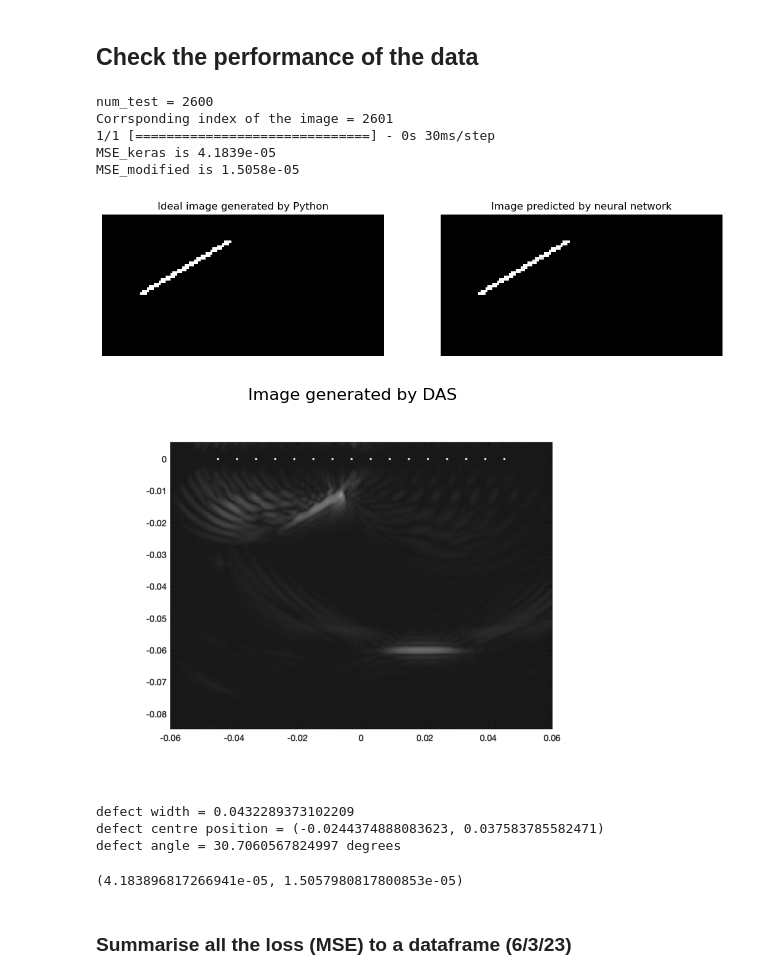
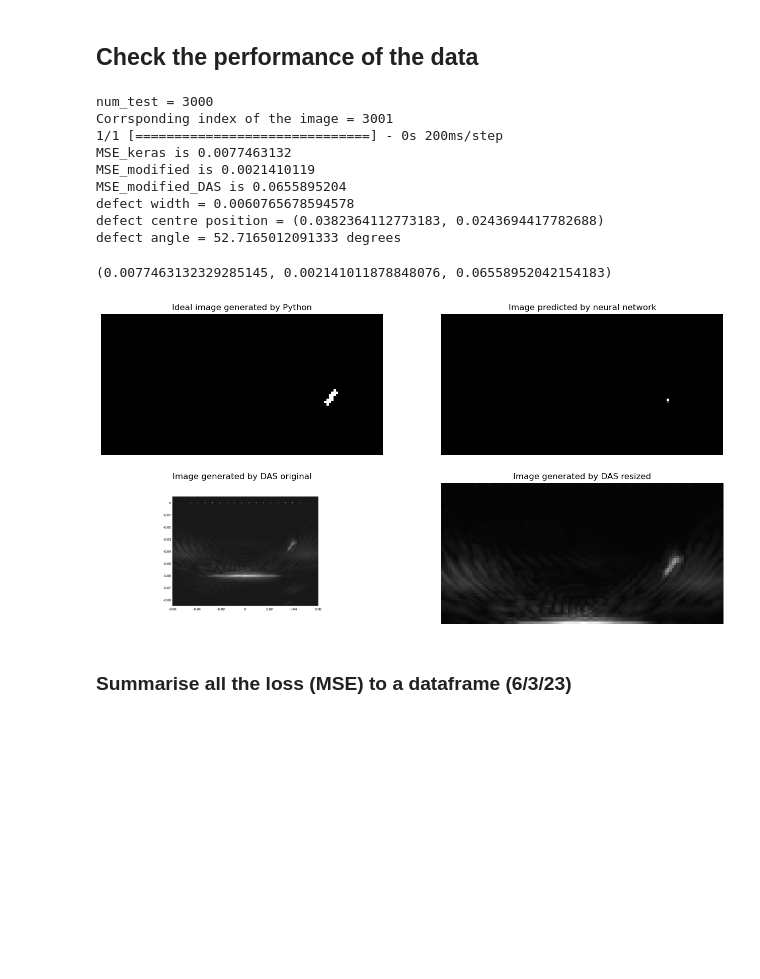
Before and after one commit to MC-Kangan/FYP_Ultrasound_Imaging_ML, a Jupyter notebook: Model_tester.ipynb, the cells around one changed output. Cells and saved outputs as stored; diff of their text form; code cells hidden in the pictures; blank space fills up the shorter version.

Commit message:
Crop and resize the DAS image to allow MSE to be computed

```diff
--- a/Model_tester.ipynb
+++ b/Model_tester.ipynb
@@ -74,9 +111,12 @@ _________________________________________________________________
 ## Load dataset
 # %%
 # Load data from pkl file
-x_dimension = int(info['Dimension'])
-img_resize_factor = int(info['img_resize'])
-epochs = int(info['epochs'])
+# x_dimension = int(info['Dimension'])
+# img_resize_factor = int(info['img_resize'])
+# epochs = int(info['epochs'])
+
+x_dimension= 3
+img_resize_factor = 50
 shrinkx = False
 
 X, y = load_training_data(num_sample=3500,
@@ -122,10 +162,10 @@ def check_result(config, model, num_test):
     true_img_modified = true_img.copy()
     true_img_modified[true_img_modified == -1] = 0
 
-    fig, ax = plt.subplots(1,2, figsize = [13,5])
-    ax[0].imshow(true_img_modified, cmap ='gray')
-    ax[0].set_title('Ideal image generated by Python')
-    ax[0].axis('off')
+    fig, ax = plt.subplots(2,2, figsize = [16,8])
+    ax[0,0].imshow(true_img_modified, cmap ='gray')
+    ax[0,0].set_title('Ideal image generated by Python')
+    ax[0,0].axis('off')
 
     # 2. Plotting the image predicted by Python
 
@@ -161,54 +201,64 @@ def check_result(config, model, num_test):
     # For example, if threshold = -0.1, the value of -0.2 will be changed to 0
     # the value of -0.03 will be changed to 0.03
     # the value of 0.1 will still be 0.1
 
     img = ypred.reshape(int(120*img_resize_factor/100), int(240*img_resize_factor/100))
 
     # Calculate the modified MSE (after applying the threshold and modifying the true_img)
 
     mse_modified = tf.keras.losses.MeanSquaredError()
     MSE_modified = float(mse_modified(true_img_modified, img).numpy()) # Use the unreshaped true_img to calculate MSE
     print(f'MSE_modified is {round(MSE_modified,10)}')
 
-    ax[1].imshow(img, cmap ='gray')
-    ax[1].set_title('Image predicted by neural network')
-    ax[1].axis('off')
+    ax[0,1].imshow(img, cmap ='gray')
+    ax[0,1].set_title('Image predicted by neural network')
+    ax[0,1].axis('off')
 
 
     # 3. Plotting the DAS image produced by MATLAB
 
     dirName_das_fmc = "/Users/chenkangan/Desktop/ME4_FYP/imageGenerate_2022/DAS_Figure_FMC"
     # Read image in greyscale
     image_das_fmc = cv.imread(f'{dirName_das_fmc}/Figure_{num_test+1}_fmc.png',cv.IMREAD_GRAYSCALE)  # convert to array
-    fig, ax = plt.subplots()
-    plt.imshow(image_das_fmc, cmap='gray')
-    plt.title('Image generated by DAS')
-    plt.axis('off')
-    plt.show()
+
+    ax[1,0].imshow(image_das_fmc, cmap='gray')
+    ax[1,0].set_title('Image generated by DAS original')
+    ax[1,0].axis('off')
+
+    # Crop and resize the das image
+    das_img_resize = DAS_image_resize(image_das_fmc)
+    ax[1,1].imshow(das_img_resize, cmap='gray')
+    ax[1,1].set_title('Image generated by DAS resized')
+    ax[1,1].axis('off')
+
+    # Calculate the modified MSE for DAS image for comparison (after cropping and resizing)
+    mse_modified_das = tf.keras.losses.MeanSquaredError()
+    MSE_modified_das = float(mse_modified(true_img_modified, das_img_resize).numpy()) # Use the unreshaped true_img to calculate MSE
+    print(f'MSE_modified_DAS is {round(MSE_modified_das,10)}')
 
     df_concat = pd.read_csv('/Users/chenkangan/PycharmProjects/ME4_FYP_py/defect_3500.csv')
     df_concat = df_concat.set_index('index')
     defect = df_concat.loc[num_test+1]
     print(f'defect width = {defect.defWidth}')
     print(f'defect centre position = {(defect.defPosx, defect.defPosy)}')
     print(f'defect angle = {defect.defAng} degrees')
 
-    return MSE, MSE_modified
+    return MSE, MSE_modified, MSE_modified_das
 
 
-check_result(config, model, 2600)
+check_result(config, model, 3000)
 # %% [output]
-num_test = 2600
-Corrsponding index of the image = 2601
-1/1 [==============================] - 0s 30ms/step
-MSE_keras is 4.1839e-05
-MSE_modified is 1.5058e-05
+num_test = 3000
+Corrsponding index of the image = 3001
+1/1 [==============================] - 0s 200ms/step
+MSE_keras is 0.0077463132
+MSE_modified is 0.0021410119
+MSE_modified_DAS is 0.0655895204
+defect width = 0.0060765678594578
+defect centre position = (0.0382364112773183, 0.0243694417782688)
+defect angle = 52.7165012091333 degrees
+(0.0077463132329285145, 0.002141011878848076, 0.06558952042154183)
-[figure, old version]
+[figure, new version]
-[figure, removed]
-defect width = 0.0432289373102209
-defect centre position = (-0.0244374888083623, 0.037583785582471)
-defect angle = 30.7060567824997 degrees
-(4.183896817266941e-05, 1.5057980817800853e-05)
 # %% [markdown]
 ### Summarise all the loss (MSE) to a dataframe (6/3/23)
 # %%
```
Also changed, not shown: parts of 3 cells of this notebook.
